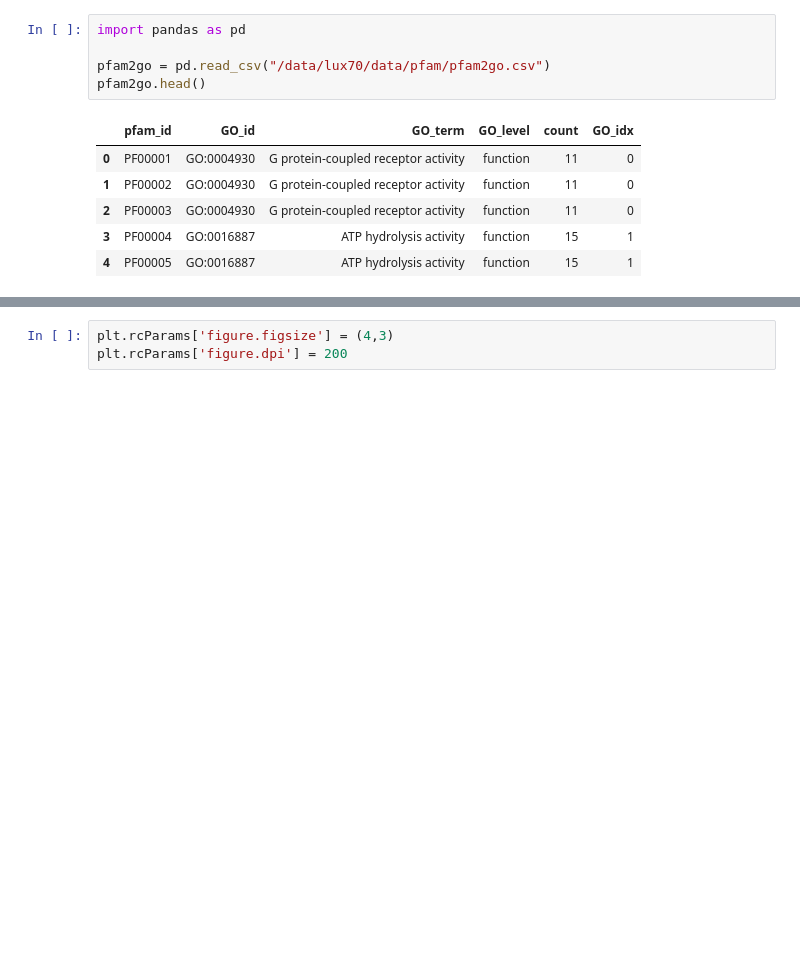
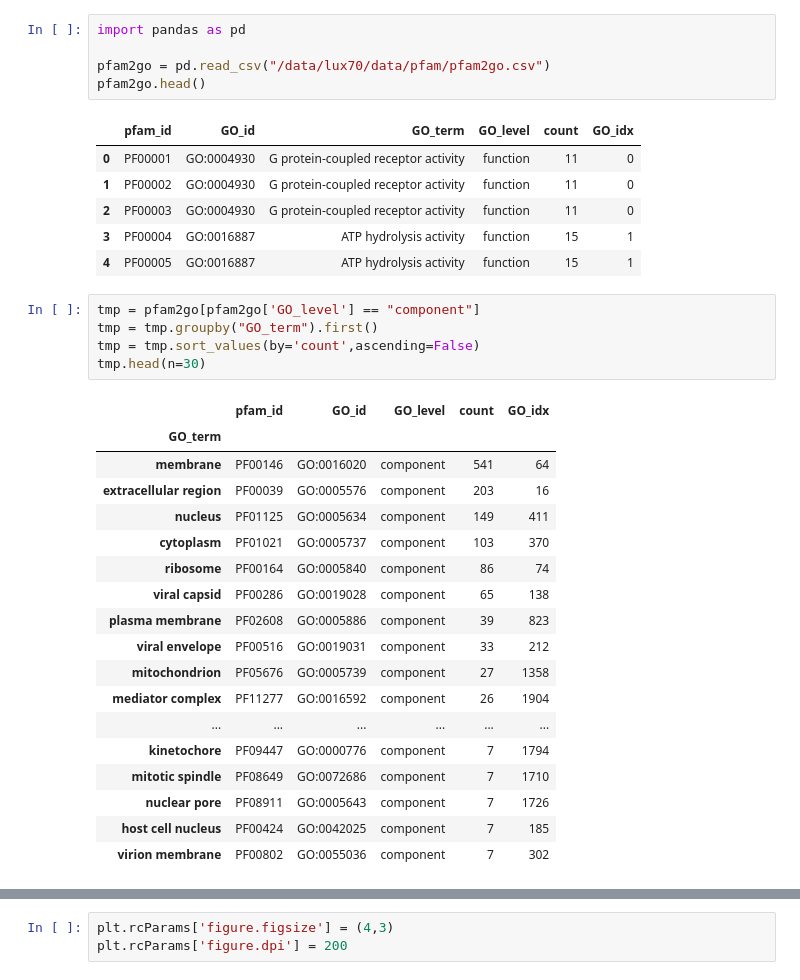
Before and after one commit to amyxlu/plaid-dev-distributed, a Jupyter notebook: notebooks/71_dataframes_fnorg.ipynb, the cells around one changed output, grey strips where cells are left out. Cells and saved outputs as stored; diff of their text form; blank space fills up the shorter version.

```diff
--- a/notebooks/71_dataframes_fnorg.ipynb
+++ b/notebooks/71_dataframes_fnorg.ipynb
@@ -75,3 +78,27 @@ pfam2go.head()
 | 2 | PF00003 | GO:0004930 | G protein-coupled receptor activity | function | 11 | 0 |
 | 3 | PF00004 | GO:0016887 | ATP hydrolysis activity | function | 15 | 1 |
 | 4 | PF00005 | GO:0016887 | ATP hydrolysis activity | function | 15 | 1 |
+# %%
+tmp = pfam2go[pfam2go['GO_level'] == "component"]
+tmp = tmp.groupby("GO_term").first()
+tmp = tmp.sort_values(by='count',ascending=False)
+tmp.head(n=30)
+# %% [output]
+|  | pfam_id | GO_id | GO_level | count | GO_idx |
+| GO_term |  |  |  |  |  |
+| membrane | PF00146 | GO:0016020 | component | 541 | 64 |
+| extracellular region | PF00039 | GO:0005576 | component | 203 | 16 |
+| nucleus | PF01125 | GO:0005634 | component | 149 | 411 |
+| cytoplasm | PF01021 | GO:0005737 | component | 103 | 370 |
+| ribosome | PF00164 | GO:0005840 | component | 86 | 74 |
+| viral capsid | PF00286 | GO:0019028 | component | 65 | 138 |
+| plasma membrane | PF02608 | GO:0005886 | component | 39 | 823 |
+| viral envelope | PF00516 | GO:0019031 | component | 33 | 212 |
+| mitochondrion | PF05676 | GO:0005739 | component | 27 | 1358 |
+| mediator complex | PF11277 | GO:0016592 | component | 26 | 1904 |
+| ... | ... | ... | ... | ... | ... |
+| kinetochore | PF09447 | GO:0000776 | component | 7 | 1794 |
+| mitotic spindle | PF08649 | GO:0072686 | component | 7 | 1710 |
+| nuclear pore | PF08911 | GO:0005643 | component | 7 | 1726 |
+| host cell nucleus | PF00424 | GO:0042025 | component | 7 | 185 |
+| virion membrane | PF00802 | GO:0055036 | component | 7 | 302 |
```
Also changed, not shown: parts of 18 cells of this notebook, 9 other files.
